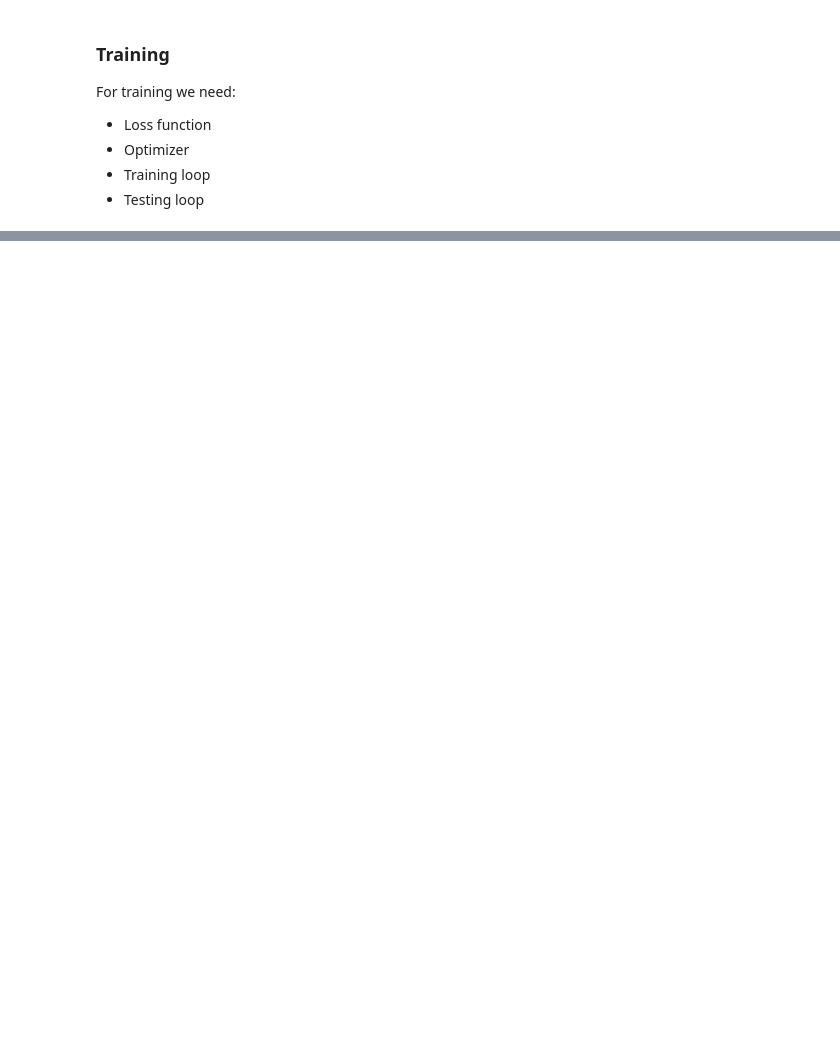
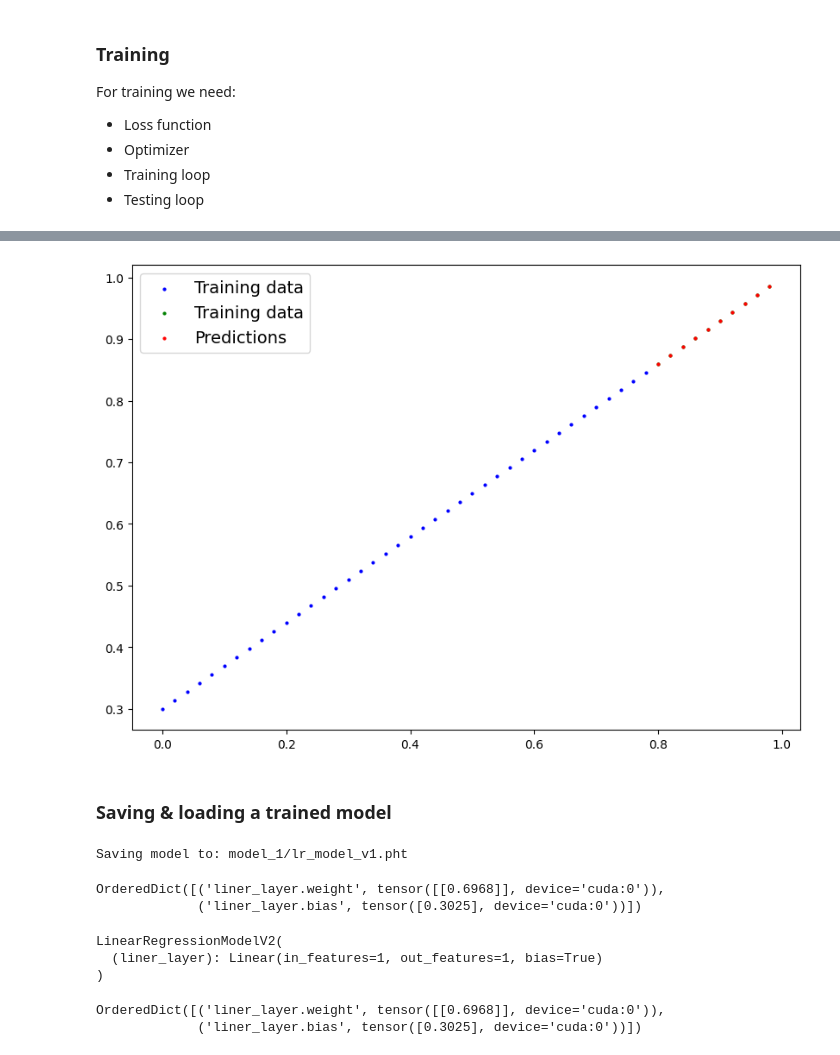
Before and after one commit to Kamaljit12/pytorch-tutorial, a Jupyter notebook: 01_pytorch_workflow_practice.ipynb, the cells around one changed output, grey strips where cells are left out. Drawn from its saved outputs; the diff is of its cells as text; code cells hidden in the pictures; blank space fills up the shorter version.

```diff
--- a/01_pytorch_workflow_practice.ipynb
+++ b/01_pytorch_workflow_practice.ipynb
@@ -499,7 +499,7 @@ def plot_predictions(train_date=X_train,
 
   # Are there predictions?
   if predictions is not None:
-    plt.scatter(test_data, predictions, c="r", s=4, lable="Predictions")
+    plt.scatter(test_data, predictions, c="r", s=4, label="Predictions")
 
   plt.legend(prop={"size": 14})
   plt.show()
@@ -583,0 +653,9 @@ epochs = 200
+# %%
+# Trun model into evaluation mode
+model_1.eval()
+
+# Make predictions on the test data
+with torch.inference_mode():
+  y_pred = model_1(X_test)
+
+y_pred
@@ -583,0 +696,49 @@ epochs = 200
+# %%
+plot_predictions(predictions=y_pred.cpu())
+# %% [output]
+[figure, added]
+# %% [markdown]
+### Saving & loading a trained model
+# %%
+from pathlib import Path
+import os
+
+# 1. Create models directory
+MODEL_PATH = Path("model_1")
+MODEL_PATH.mkdir(parents=True, exist_ok=True)
+
+# 2. Create model save path
+MODEL_NAME = "lr_model_v1.pht"
+MODEL_SAVE_PATH = os.path.join(MODEL_PATH, MODEL_NAME)
+
+# 3. Save the model state dict
+print(f"Saving model to: {MODEL_SAVE_PATH}")
+torch.save(obj=model_1.state_dict(),
+           f=MODEL_SAVE_PATH)
+# %% [output]
+Saving model to: model_1/lr_model_v1.pht
+# %%
+model_1.state_dict()
+# %% [output]
+OrderedDict([('liner_layer.weight', tensor([[0.6968]], device='cuda:0')),
+             ('liner_layer.bias', tensor([0.3025], device='cuda:0'))])
+# %%
+# load the pytorch saved model
+
+# Create a new instance of the linear regression model v2
+loaded_model_1 = LinearRegressionModelV2()
+
+# Load the saved model_1 state dict
+loaded_model_1.load_state_dict(torch.load(f=MODEL_SAVE_PATH))
+
+# put the loaded model to device
+loaded_model_1.to(device)
+# %% [output]
+LinearRegressionModelV2(
+  (liner_layer): Linear(in_features=1, out_features=1, bias=True)
+)
+# %%
+loaded_model_1.state_dict()
+# %% [output]
+OrderedDict([('liner_layer.weight', tensor([[0.6968]], device='cuda:0')),
+             ('liner_layer.bias', tensor([0.3025], device='cuda:0'))])
```
Also changed, not shown: parts of 12 cells of this notebook.
